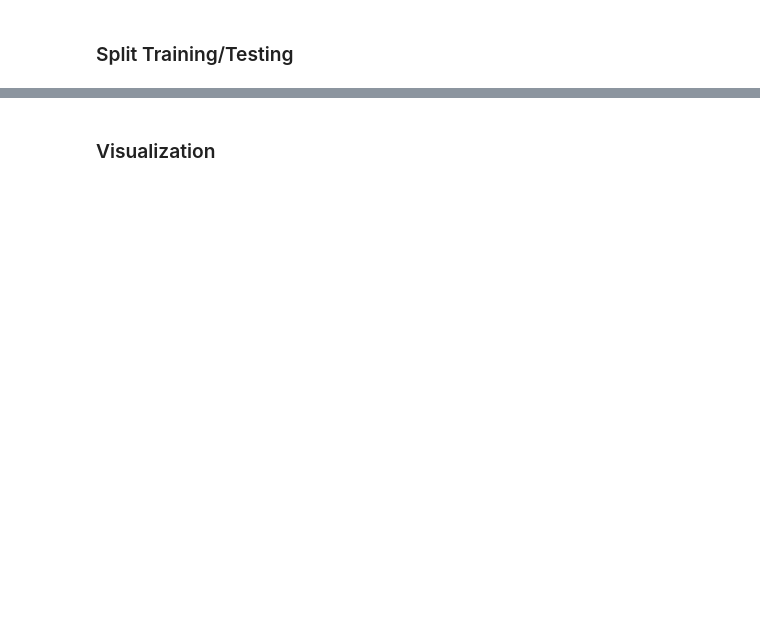
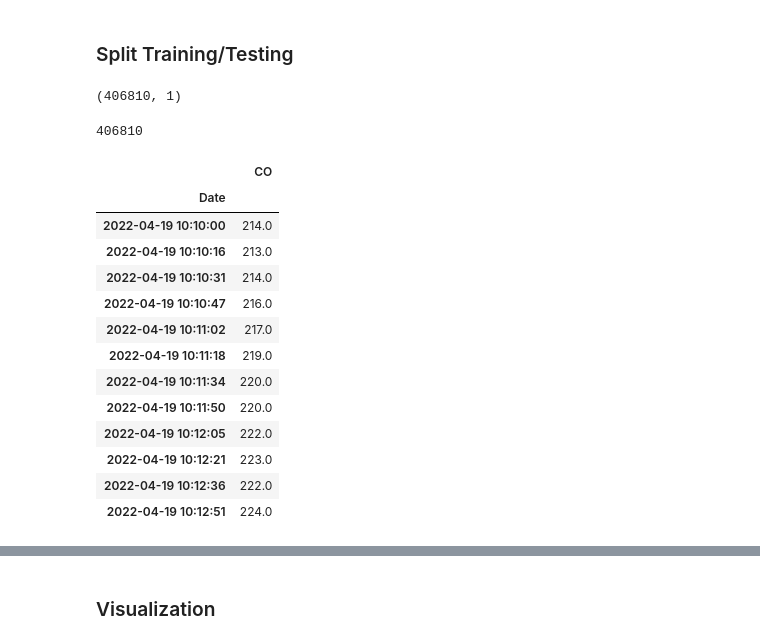
Before and after one commit to ConfusedTraveler/DLinear, a Jupyter notebook: DLinear - UC_AirQuality.ipynb, the cells around one changed output, grey strips where cells are left out. Saved outputs shown, nothing was run; the diff lists cells and outputs as text; code cells hidden in the pictures; blank space fills up the shorter version.

```diff
--- a/DLinear - UC_AirQuality.ipynb
+++ b/DLinear - UC_AirQuality.ipynb
@@ -167,7 +171,32 @@ ValueError: Passing in 'datetime64' dtype with no precision is not allowed. Plea
 # %% [markdown]
 ### Split Training/Testing
+# %%
+df.shape
+# %% [output]
+(406810, 1)
+# %%
+df.shape[0]
+# %% [output]
+406810
 # %%
 idx = int( df.shape[0] * args.TrainingSetPercentage )
 
 df_train = df[ :idx ].dropna()
 df_test  = df[ idx: ].dropna()
+# %%
+df_train.tail(12)
+# %% [output]
+|  | CO |
+| Date |  |
+| 2022-04-19 10:10:00 | 214.0 |
+| 2022-04-19 10:10:16 | 213.0 |
+| 2022-04-19 10:10:31 | 214.0 |
+| 2022-04-19 10:10:47 | 216.0 |
+| 2022-04-19 10:11:02 | 217.0 |
+| 2022-04-19 10:11:18 | 219.0 |
+| 2022-04-19 10:11:34 | 220.0 |
+| 2022-04-19 10:11:50 | 220.0 |
+| 2022-04-19 10:12:05 | 222.0 |
+| 2022-04-19 10:12:21 | 223.0 |
+| 2022-04-19 10:12:36 | 222.0 |
+| 2022-04-19 10:12:51 | 224.0 |
```
Also changed, not shown: parts of 22 cells of this notebook, 1 other file.
